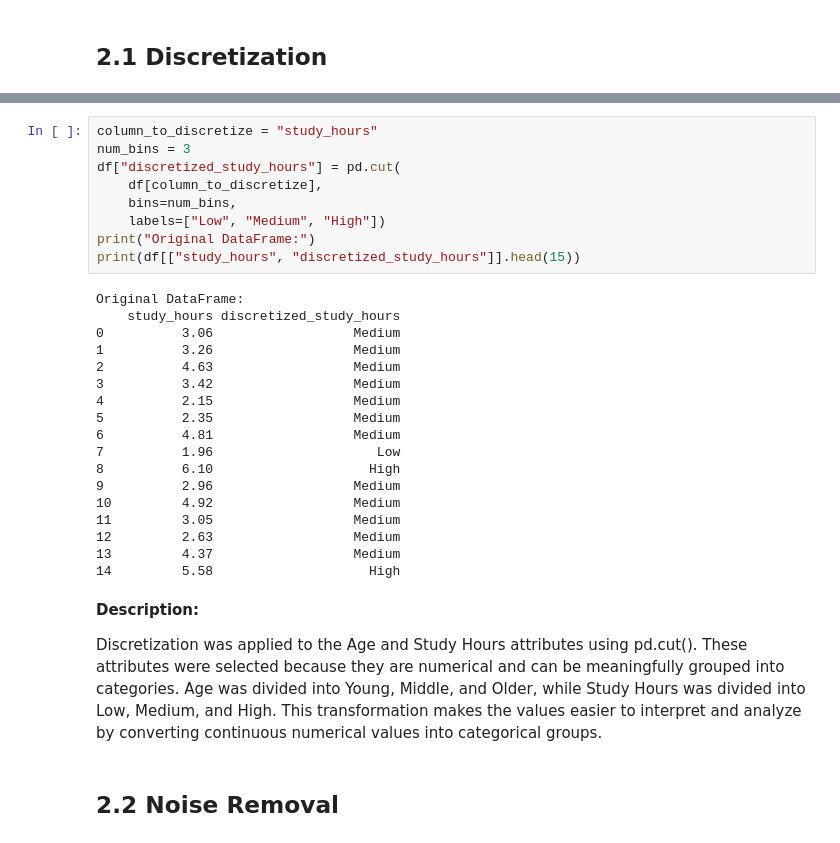
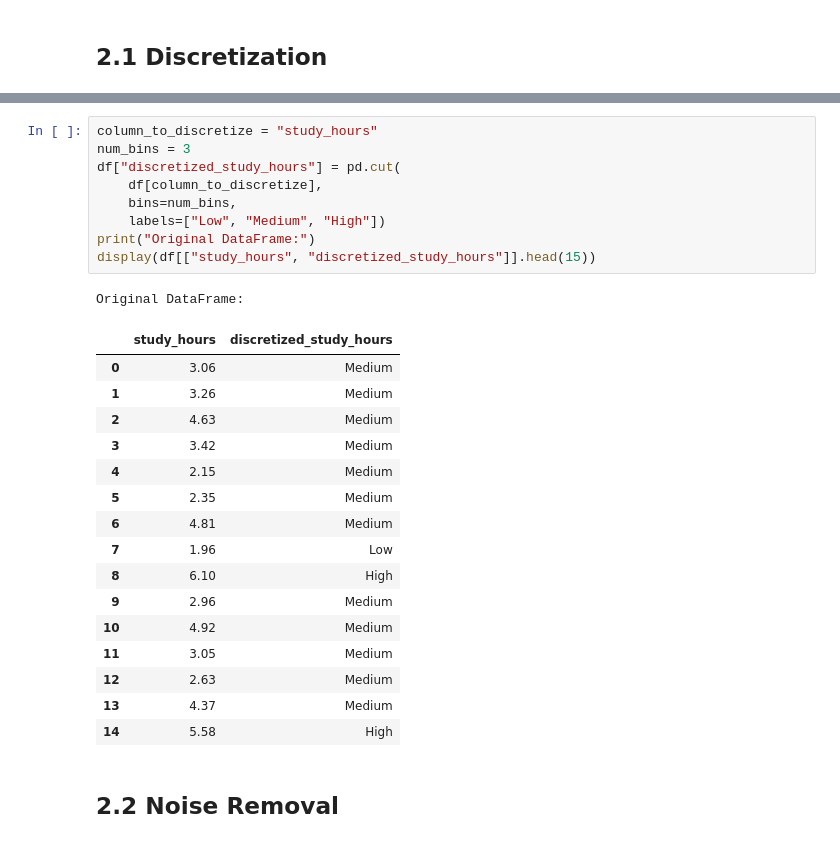
Before and after one commit to LaraAlmani/IT326, a Jupyter notebook: Phase2.ipynb, the cells around one changed output, grey strips where cells are left out. Drawn from its saved outputs; the diff is of its cells as text.

Commit message:
Update Phase2 with Discretization changes

```diff
--- a/Phase2.ipynb
+++ b/Phase2.ipynb
@@ -312,33 +318,29 @@ Original DataFrame:
 # %%
 column_to_discretize = "study_hours"
 num_bins = 3
 df["discretized_study_hours"] = pd.cut(
     df[column_to_discretize],
     bins=num_bins,
     labels=["Low", "Medium", "High"])
 print("Original DataFrame:")
-print(df[["study_hours", "discretized_study_hours"]].head(15))
+display(df[["study_hours", "discretized_study_hours"]].head(15))
 # %% [output]
 Original DataFrame:
-    study_hours discretized_study_hours
-0          3.06                  Medium
-1          3.26                  Medium
-2          4.63                  Medium
-3          3.42                  Medium
-4          2.15                  Medium
-5          2.35                  Medium
-6          4.81                  Medium
-7          1.96                     Low
-8          6.10                    High
-9          2.96                  Medium
-10         4.92                  Medium
-11         3.05                  Medium
-12         2.63                  Medium
-13         4.37                  Medium
-14         5.58                    High
+|  | study_hours | discretized_study_hours |
+| 0 | 3.06 | Medium |
+| 1 | 3.26 | Medium |
+| 2 | 4.63 | Medium |
+| 3 | 3.42 | Medium |
+| 4 | 2.15 | Medium |
+| 5 | 2.35 | Medium |
+| 6 | 4.81 | Medium |
+| 7 | 1.96 | Low |
+| 8 | 6.10 | High |
+| 9 | 2.96 | Medium |
+| 10 | 4.92 | Medium |
+| 11 | 3.05 | Medium |
+| 12 | 2.63 | Medium |
+| 13 | 4.37 | Medium |
+| 14 | 5.58 | High |
-# %% [markdown]
-**Description:**
-
-Discretization was applied to the Age and Study Hours attributes using pd.cut(). These attributes were selected because they are numerical and can be meaningfully grouped into categories. Age was divided into Young, Middle, and Older, while Study Hours was divided into Low, Medium, and High. This transformation makes the values easier to interpret and analyze by converting continuous numerical values into categorical groups.
 # %% [markdown]
 ## 2.2 Noise Removal
```
Also changed, not shown: parts of 6 cells of this notebook.
